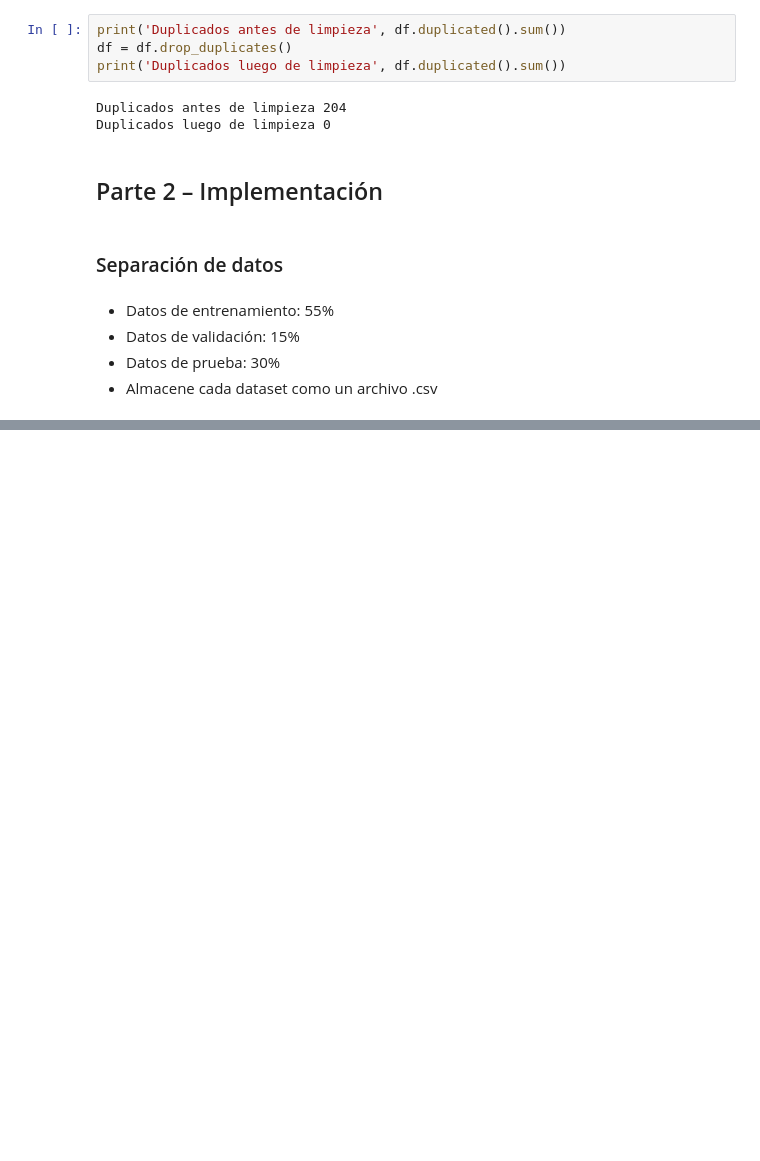
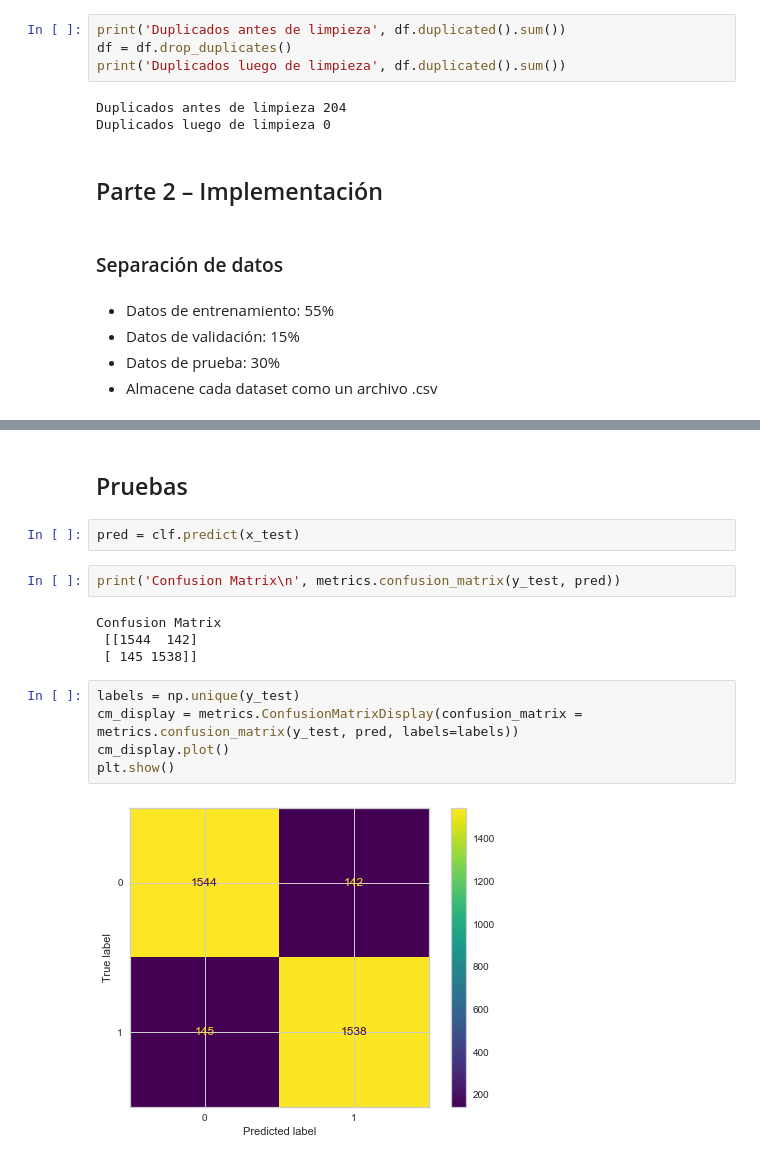
Before and after one commit to JosePabloPonce/Laboratorio-1-Security-Data-Science, a Jupyter notebook: Laboratorio.ipynb, the cells around one changed output, grey strips where cells are left out. Saved outputs shown, nothing was run; the diff lists cells and outputs as text; blank space fills up the shorter version.

```diff
--- a/Laboratorio.ipynb
+++ b/Laboratorio.ipynb
@@ -197,0 +319,17 @@ Duplicados luego de limpieza 0
+# %% [markdown]
+## Pruebas
+# %%
+pred = clf.predict(x_test)
+# %%
+print('Confusion Matrix\n', metrics.confusion_matrix(y_test, pred))
+# %% [output]
+Confusion Matrix
+ [[1544  142]
+ [ 145 1538]]
+# %%
+labels = np.unique(y_test)
+cm_display = metrics.ConfusionMatrixDisplay(confusion_matrix = metrics.confusion_matrix(y_test, pred, labels=labels))
+cm_display.plot()
+plt.show()
+# %% [output]
+[figure, added]
```
Also changed, not shown: parts of 24 cells of this notebook.
